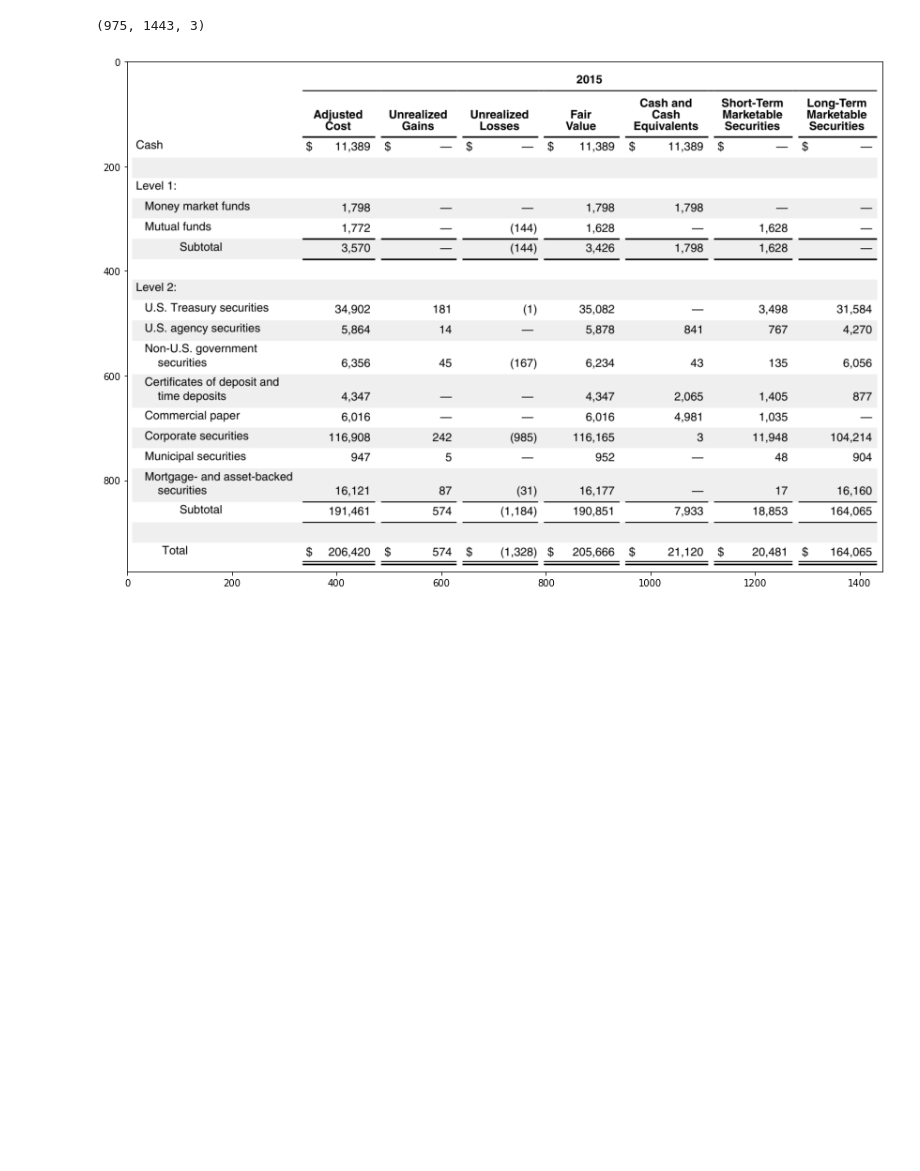
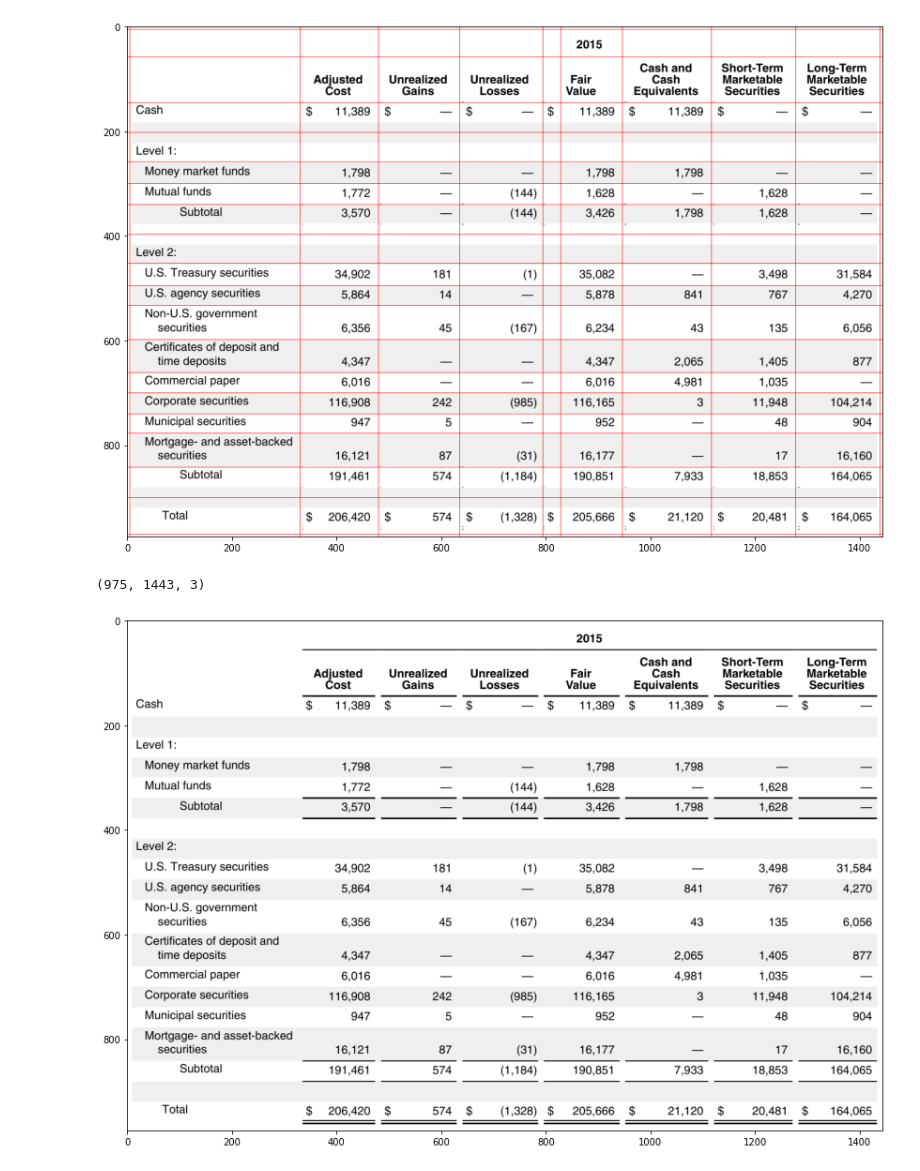
Before and after one commit to sachindevsharma/Table_Data_from_Images, a Jupyter notebook: borderless table detection.ipynb, the cells around one changed output. Saved outputs shown, nothing was run; the diff lists cells and outputs as text; code cells hidden in the pictures; blank space fills up the shorter version.

Commit message:
Improvements to grid drawing

```diff
--- a/borderless table detection.ipynb
+++ b/borderless table detection.ipynb
@@ -23 +20,9 @@ te = TableExtractor()
+# %%
+from table_extractor import BorderlessTableExtractor
+te = BorderlessTableExtractor()
+final_image = te.draw_grids_on_borderless_table('Images/borderless_table01.png')
+cv2.imwrite('out_grid.png', final_image)
+display_image(final_image)
+# %% [output]
+[figure, added]
 # %%
```
Also changed, not shown: parts of 10 cells of this notebook, 3 other files.
